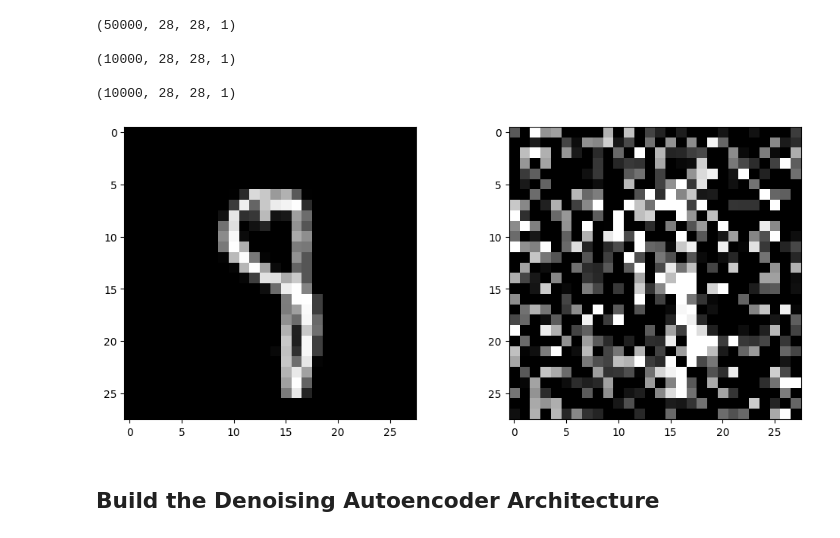
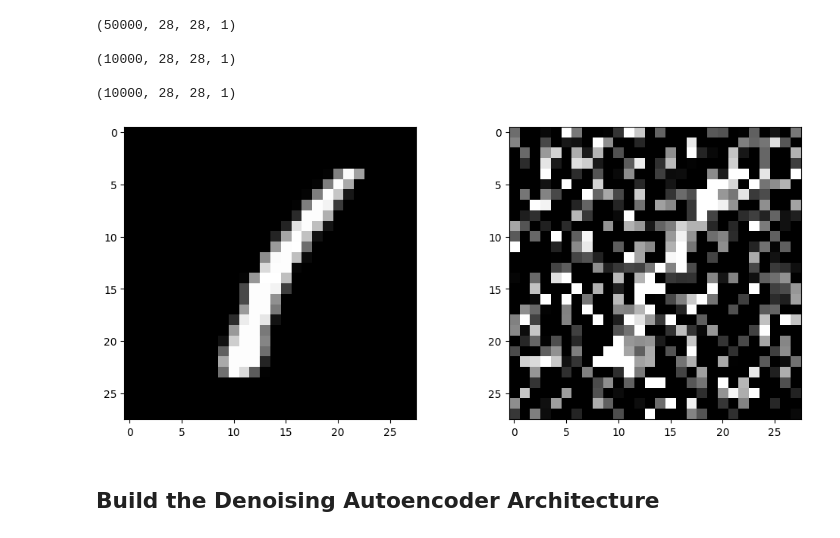
Before and after one commit to Nedu21/Keras-deep-learning-projects, a Jupyter notebook: Autoencoder.ipynb, the cells around one changed output. Cells and saved outputs as stored; diff of their text form; code cells hidden in the pictures.

```diff
--- a/Autoencoder.ipynb
+++ b/Autoencoder.ipynb
@@ -80,12 +80,12 @@ print(val_noisy.shape)
 # %%
 plt.figure(figsize=(12,5))
 plt.subplot(1,2,1)
-plt.imshow(train_clean[0].reshape(28,28), cmap='gray')
+plt.imshow(train_clean[10].reshape(28,28), cmap='gray')
 plt.subplot(1,2,2)
-plt.imshow(train_noisy[0].reshape(28,28), cmap='gray')
+plt.imshow(train_noisy[10].reshape(28,28), cmap='gray')
 plt.show()
 # %% [output]
-[figure, old version]
+[figure, new version]
 # %% [markdown]
 ## Build the Denoising Autoencoder Architecture
 # %%
```
Also changed, not shown: parts of 4 cells of this notebook.
